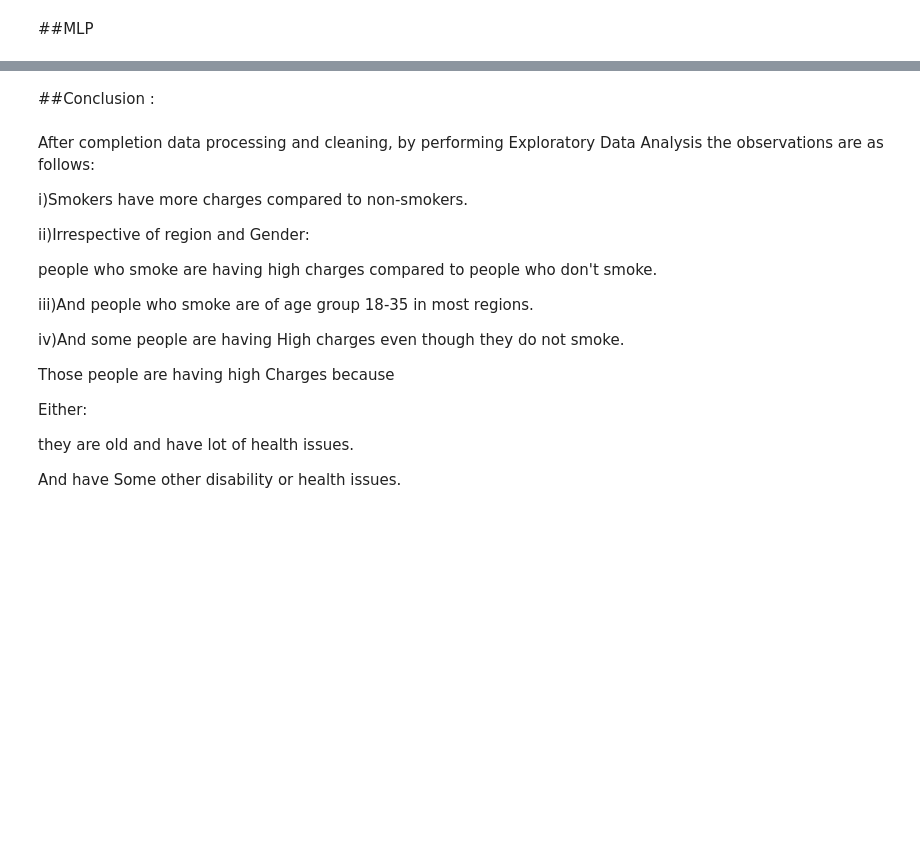
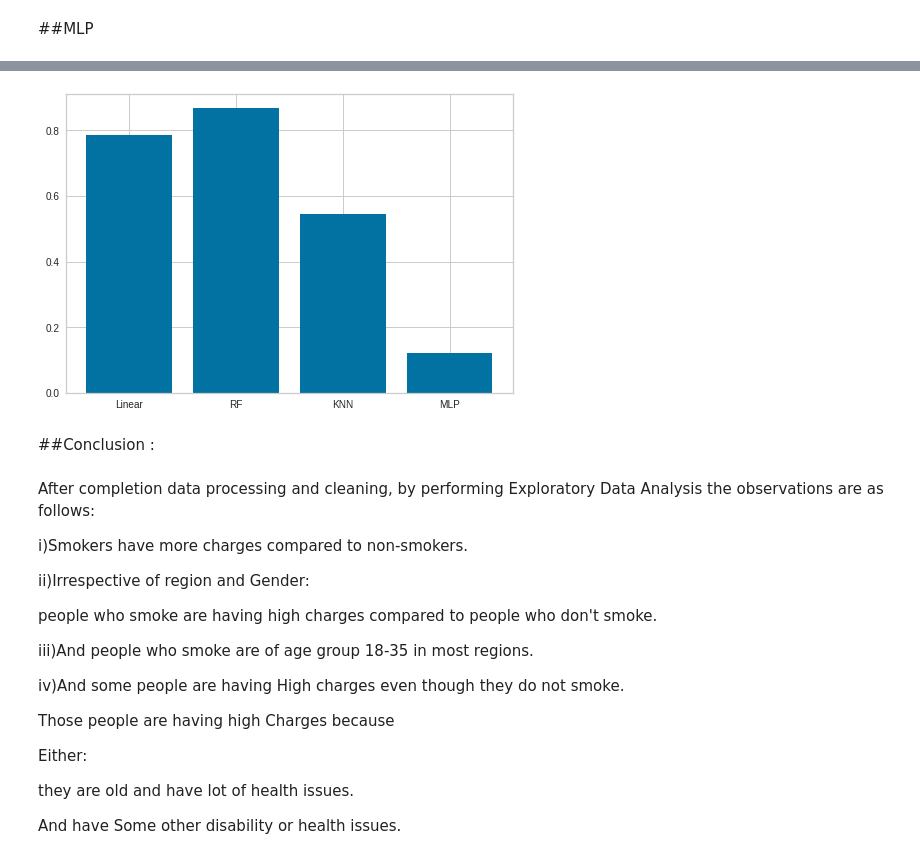
Before and after one commit to Krishnachaithany/Data-Science, a Jupyter notebook: Insurance_Case_Study_final (1).ipynb, the cells around one changed output, grey strips where cells are left out. Saved outputs shown, nothing was run; the diff lists cells and outputs as text; code cells hidden in the pictures; blank space fills up the shorter version.

```diff
--- a/Insurance_Case_Study_final (1).ipynb
+++ b/Insurance_Case_Study_final (1).ipynb
@@ -2503,3 +2503,8 @@ visualizer.show();
+# %%
+plt.bar(["Linear","RF","KNN","MLP"],result)
+plt.show()
+# %% [output]
+[figure, added]
 # %% [markdown]
 ##Conclusion :
 # %% [markdown]
```
Also changed, not shown: parts of 37 cells of this notebook.
